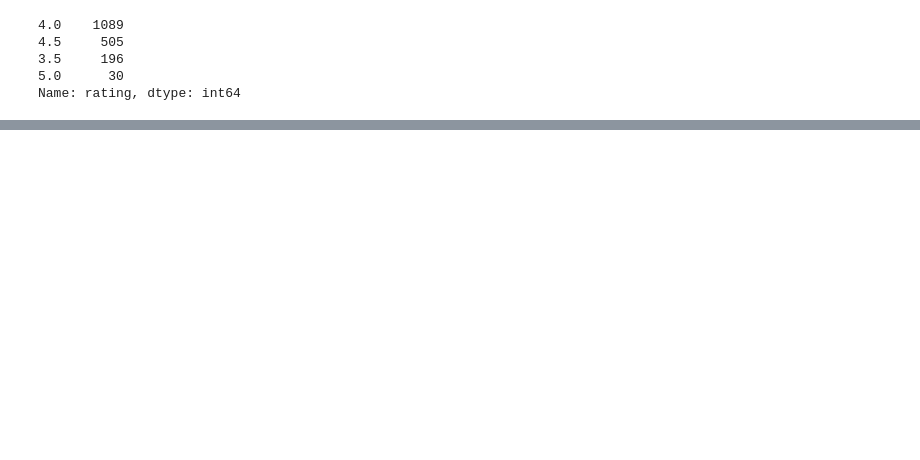
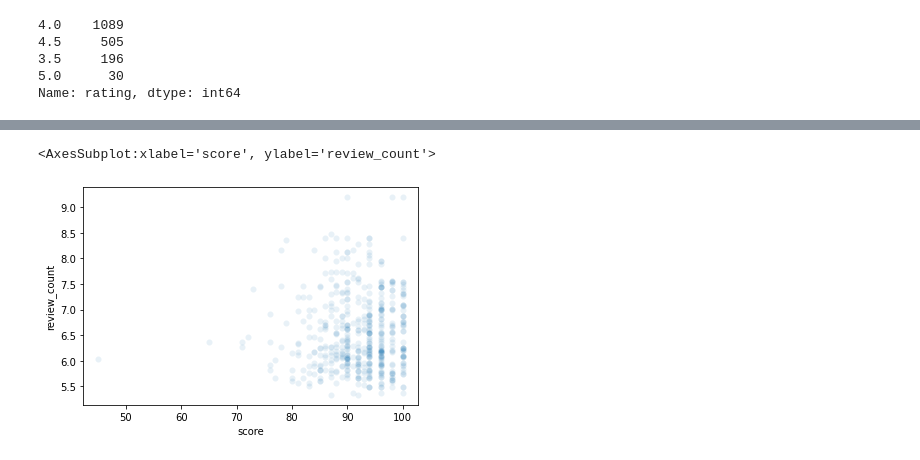
Before and after one commit to dnnyw/intro-to-ds-resources, a Jupyter notebook: final_project/data/create_data.ipynb, the cells around one changed output, grey strips where cells are left out. Saved outputs shown, nothing was run; the diff lists cells and outputs as text; code cells hidden in the pictures; blank space fills up the shorter version.

```diff
--- a/final_project/data/create_data.ipynb
+++ b/final_project/data/create_data.ipynb
@@ -161,0 +173,5 @@ Name: rating, dtype: int64
+# %%
+sns.scatterplot(x = fourpointfive.score, y = np.log(fourpointfive.review_count), alpha = 0.1)
+# %% [output]
+<AxesSubplot:xlabel='score', ylabel='review_count'>
+[figure, added]
```
Also changed, not shown: parts of 11 cells of this notebook, 4 other files.
